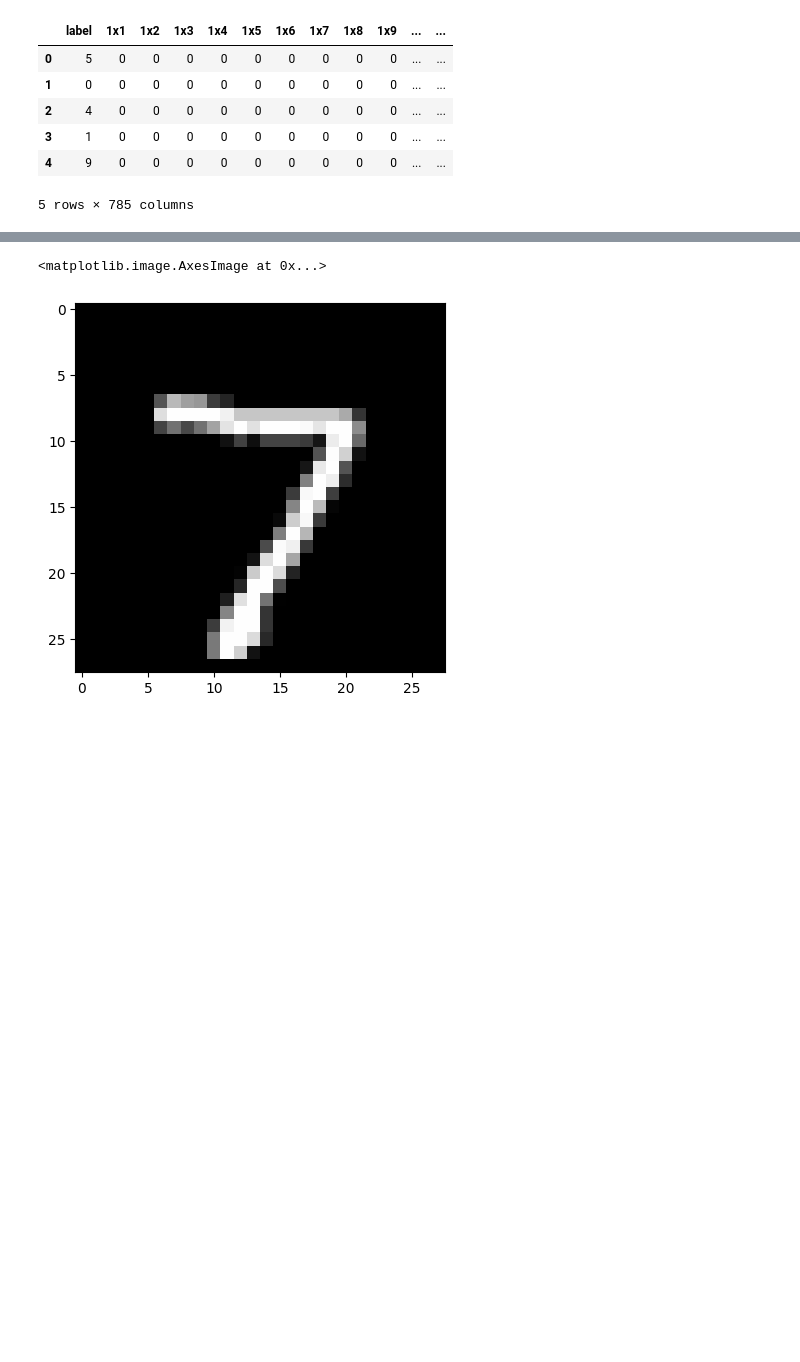
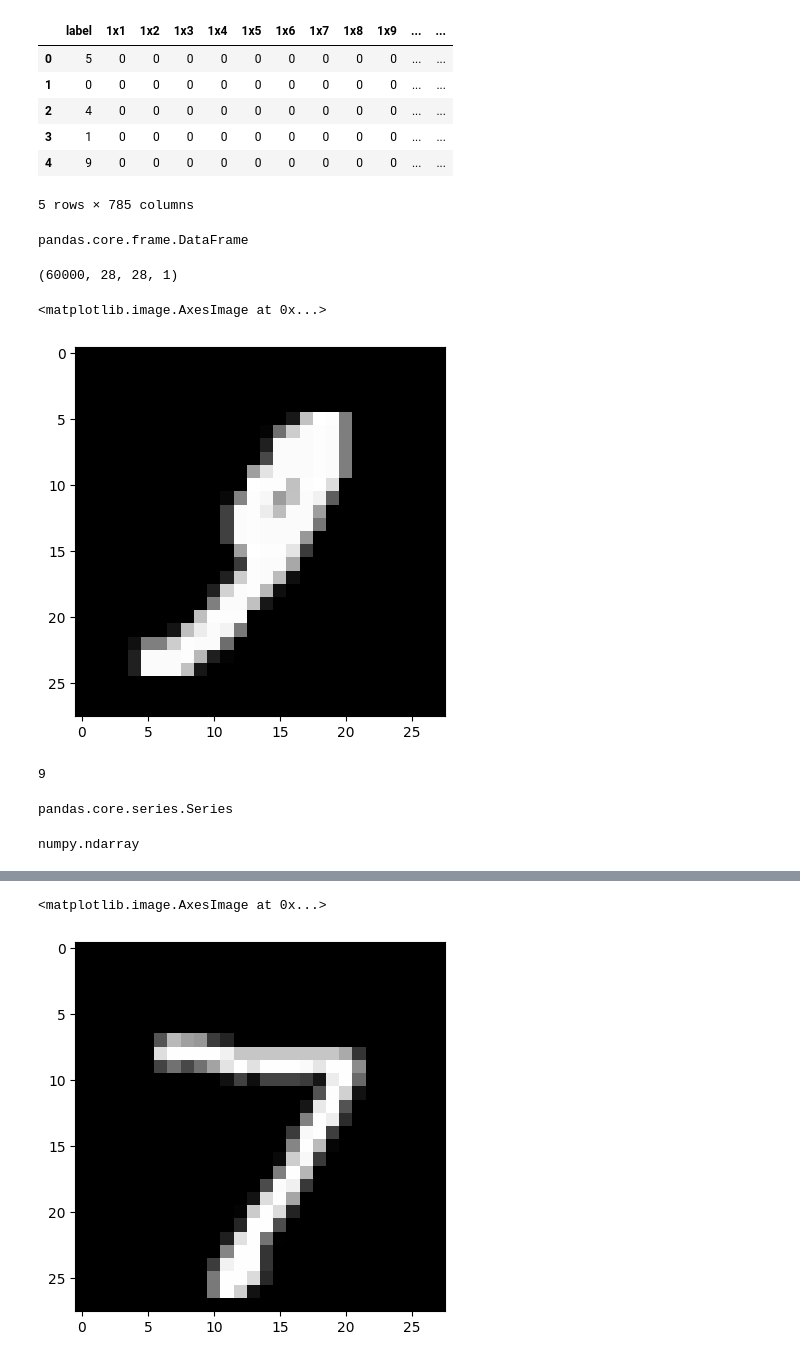
Before and after one commit to tombrooks248/digit_recogniser, a Jupyter notebook: notebooks/Digit_recogniser_precproc_train.ipynb, the cells around one changed output, grey strips where cells are left out. Cells and saved outputs as stored; diff of their text form; code cells hidden in the pictures; blank space fills up the shorter version.

```diff
--- a/notebooks/Digit_recogniser_precproc_train.ipynb
+++ b/notebooks/Digit_recogniser_precproc_train.ipynb
@@ -32,4 +37,8 @@ df_train.head()
 # %%
 label = df_train['label']
 df_train = df_train.drop('label', axis = 1)
+# %%
+type(df_train)
+# %% [output]
+pandas.core.frame.DataFrame
 # %%
@@ -40,9 +50,30 @@ df_test = df_test.values.reshape(-1,28,28,1)
 # %%
 df_train = df_train/255.0
 df_test = df_test/255.0
+# %%
+df_train.shape
+# %% [output]
+(60000, 28, 28, 1)
+# %%
+plt.imshow(df_train[3510], cmap="gray")
+# %% [output]
+<matplotlib.image.AxesImage at 0x...>
+[figure, added]
+# %%
+label[3510]
+# %% [output]
+9
 # %%
 ## test train split
 # %%
 from sklearn.model_selection import train_test_split
 
 X_train, X_val, y_train, y_val = train_test_split(df_train, label, test_size= 0.3)
+# %%
+type(y_train)
+# %% [output]
+pandas.core.series.Series
+# %%
+type(X_train)
+# %% [output]
+numpy.ndarray
```
Also changed, not shown: parts of 21 cells of this notebook, 4 other files.
